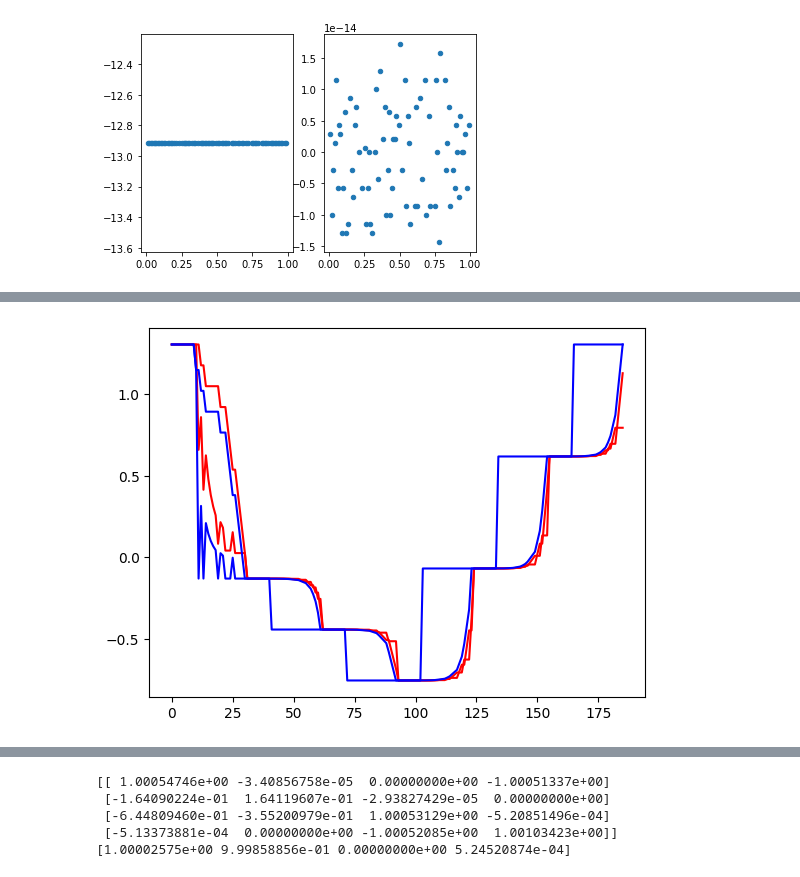
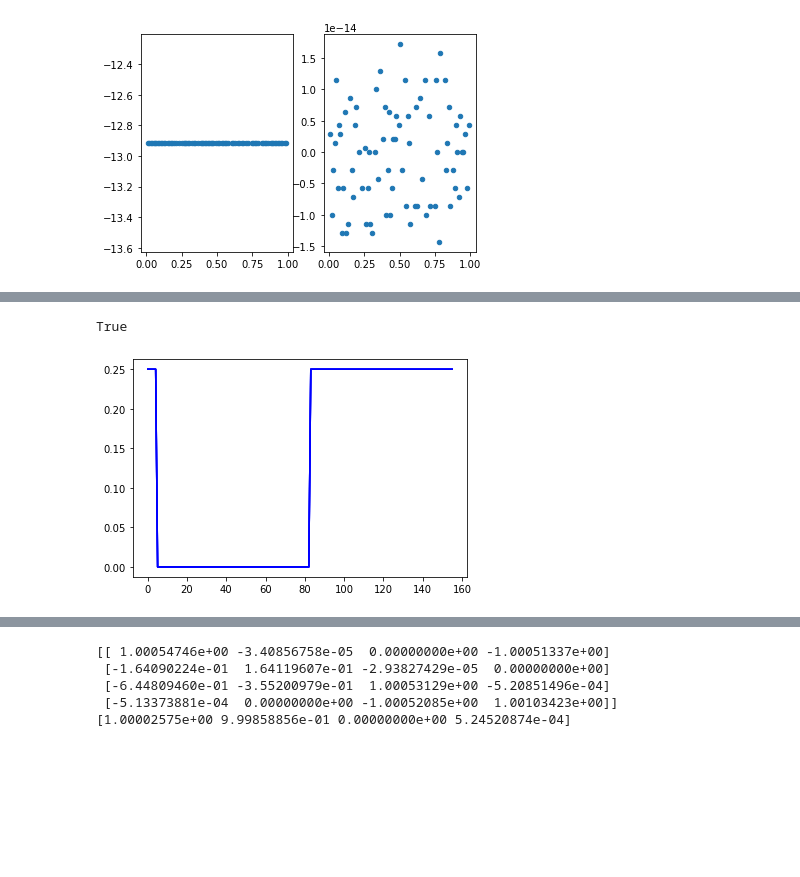
Before and after one commit to LarsonLaugh/Counterfusion, a Jupyter notebook: demo.ipynb, the cells around one changed output, grey strips where cells are left out. Cells and saved outputs as stored; diff of their text form; code cells hidden in the pictures; blank space fills up the shorter version.

```diff
--- a/demo.ipynb
+++ b/demo.ipynb
@@ -384,40 +465,61 @@ plt.scatter(betas,rxx,s=20)
 # %%
 from allscatter import *
+import numpy as np
 import matplotlib.pyplot as plt
 
-# Define a six-terminal system with homogenous doping level (one single top gate)
-# C1--M1--C2--M2--C3--M3--C4--M4--C1
+# Define a six-terminal system
+# C1--M1--C2--M2--C3--M3--C4--M4--C5--M5--C6--M6--C1
 # Total number of edge states: 4
-# Number of forward-moving edge states: 2 (#0,#1)
-# Number of backward-moving edge states: 2 (#2,#3)
+# Number of forward-moving edge states: 0
+# Number of backward-moving edge states: 4 (#0,#1,#2,#3)
 #===============================================================
-# General information for the system
-m = 4
-mf = 2
-beta = 0.9
-delta = 0.9
-ground_terminal = 2
+# General information for the system - Superparameters
+totalNumMover = 4
+numForwardMover = 0
+zeroVoltTerminal = 3
 #===============================================================
-# Information for scattering events
-message1 = [[0,2,beta,10],[1,3,delta,10]]
-message2 = [[0,2,beta,10],[1,2,delta,10]]
-message3 = [[0,2,beta,10],[1,2,delta,10]]
-message4 = [[0,2,beta,10],[1,2,delta,10]]
-message5 = [[0,2,beta,10],[1,2,delta,10]]
-message6 = [[0,2,beta,10],[1,2,delta,10]]
+# Information of scattering events
+# Interaction parameters
+beta = 0.5
+delta = 0.5
+# Define interaction between nodes (contacts)
+# C1--M1--C2
+edgeDef1 = [[0,2,beta,10],[1,3,delta,10]]
+# C2--M2--C3
+edgeDef2 = [[0,2,beta,10],[1,2,delta,10]]
+# C3--M3--C4
+edgeDef3 = [[0,2,beta,10],[1,3,delta,10]]
+# C4--M4--C5
+edgeDef4 = [[0,2,beta,10],[1,2,delta,10]]
+# C5--M5--C6
+edgeDef5 = [[0,2,beta,10],[1,3,delta,10]]
+# C6--M6--C1
+edgeDef6 = [[0,2,beta,10],[1,2,delta,10]]
 #================================================================
-messages = [message1,message2,message3,message4,message5,message6]
-seqs = []
-for message in messages:
-    seqs.append(generate_bynumber(message))
+edgesDef = [edgeDef1,edgeDef2,edgeDef3,edgeDef4,edgeDef5,edgeDef6]
+edgesInfo = []
+for edgeDef in edgesDef:
+    edgesInfo.append(generate_bynumber(edgeDef))
 
-matrices = []
-for seq in seqs:
-    matrices.append(effective_matrix(seq,m,mf))
+graph = []
+for edgeInfo in edgesInfo:
+    graph.append(Edge(edgeInfo,totalNumMover,numForwardMover))
 
-current = [1,0,0,-1,0,0]
-sys = system(current,matrices,mf,ground_terminal)
+print("The transformation matrix between C1 and C2")
+print("===========================================================")
+print(graph[0].trans_mat())
+print("===========================================================")
+nodesCurrent = [1,0,0,-1,0,0]
+sys = System(nodesCurrent,graph,numForwardMover,zeroVoltTerminal)
 #================================================================
 # Your system has been defined, let us make some fun out of it.
-sys.voltage_plot(10)
+print("Corresponding matrix for this system:")
+print("===========================================================")
+print(sys.mastermat())
+print("===========================================================")
+print("Its determinant is", np.linalg.det(sys.mastermat()))
+print("Its solutions for all terminal voltages:")
+print("===========================================================")
+print(sys.solve())
+sys.voltage_plot(5)
 # %% [output]
@@ -424 +543,2 @@ sys.voltage_plot(10)
+True
-[figure, old version]
+[figure, new version]
```
Also changed, not shown: parts of 3 cells of this notebook.
